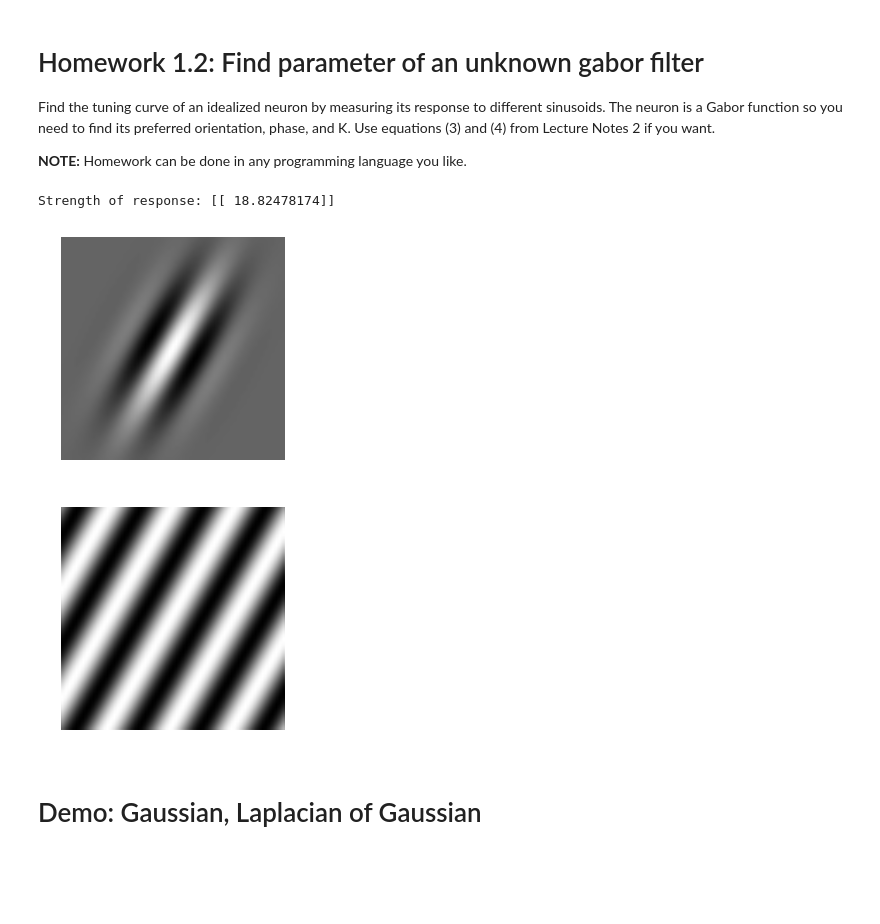
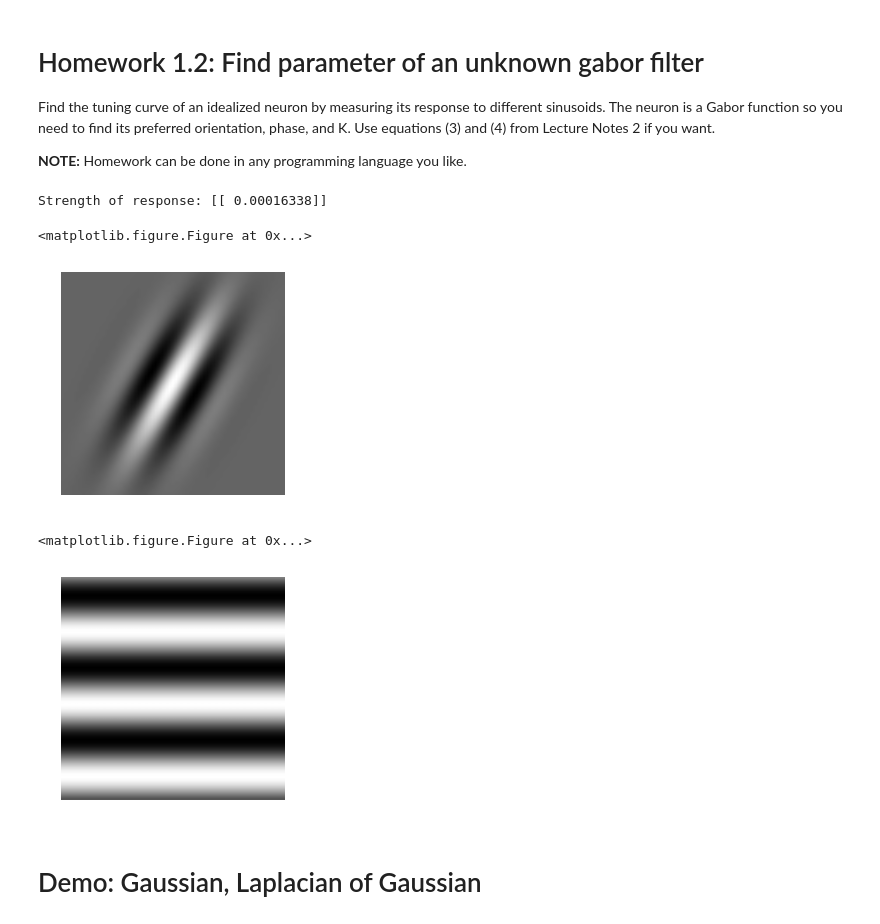
Before and after one commit to qiuwch/Stat271HWFall14, a Jupyter notebook: 1.1GaborDemo.ipynb, the cells around one changed output. Cells and saved outputs as stored; diff of their text form; code cells hidden in the pictures; blank space fills up the shorter version.

```diff
--- a/1.1GaborDemo.ipynb
+++ b/1.1GaborDemo.ipynb
@@ -8,6 +8,7 @@ from numpy import *
 from matplotlib.pyplot import *
 %matplotlib inline
 def myimshow(I, **kwargs):
+    figure();
     axis('off')
     imshow(I, cmap=gray(), **kwargs)
 # %% [markdown]
@@ -161,23 +165,25 @@ Find the tuning curve of an idealized neuron by measuring its response to differ
 # %%
 import pickle
 # The parameter of this gabor(cell) is unknown
 # Try to find its parameter:
 unknownGabor = pickle.load(open('data/unknownGabor.data', 'rb'))
 figure(); myimshow(unknownGabor)
 
 # You can use sinusoid as a stimuli
 # For example:
 rho = pi/2
-omega = 0.4
-theta = pi/6
+omega = 0.3
+theta = pi/2
 sinusoid = genSinusoid(unknownGabor.shape, 1, (omega*cos(theta), omega*sin(theta)), rho)
 figure(); myimshow(sinusoid)
 response = convolve2d(sinusoid, unknownGabor, mode='valid')
 print 'Strength of response:', response
 # %% [output]
-Strength of response: [[ 18.82478174]]
+Strength of response: [[ 0.00016338]]
+<matplotlib.figure.Figure at 0x...>
 [figure]
+<matplotlib.figure.Figure at 0x...>
-[figure, old version]
+[figure, new version]
 # %% [markdown]
 # Demo: Gaussian, Laplacian of Gaussian
 # %%
```
Also changed, not shown: parts of 8 cells of this notebook, 3 other files.
